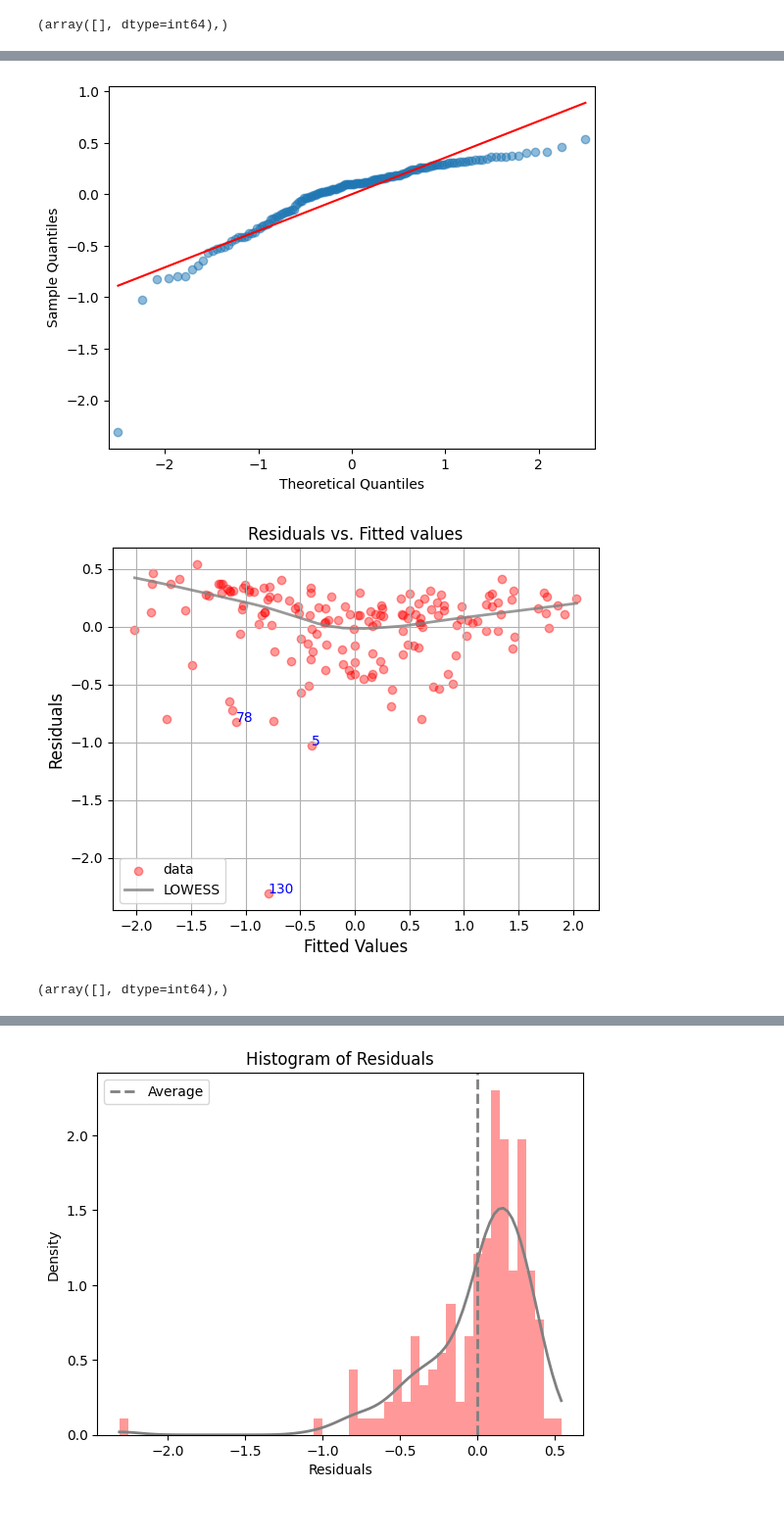
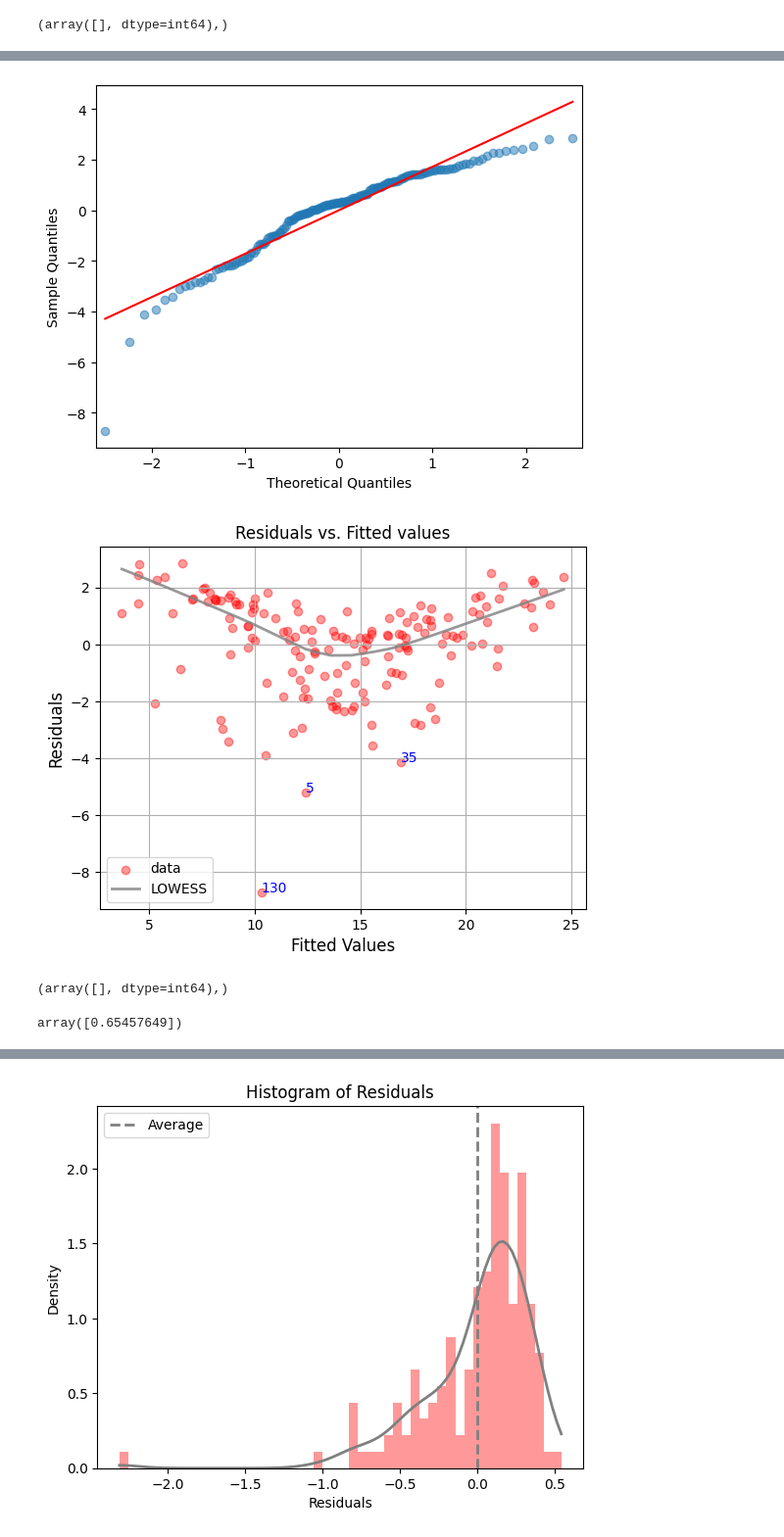
Before and after one commit to SaeidehPr/Data-Science, a Jupyter notebook: Case Study 4- Linear Regression.ipynb, the cells around one changed output, grey strips where cells are left out. Shown at 98% size. Drawn from its saved outputs; the diff is of its cells as text; code cells hidden in the pictures.

```diff
--- a/Case Study 4- Linear Regression.ipynb
+++ b/Case Study 4- Linear Regression.ipynb
@@ -228,6 +170,6 @@ for i in range(1, 4):
 # %%
 #Split data into test and train
-train, test = train_test_split(data.loc[:, ['tv','sales']], test_size = .2, random_state = 123)
+train, test = train_test_split(data, test_size = .2, random_state = 123)
 print(train.shape)
 print(test.shape)
 # %% [output]
@@ -306,6 +291,0 @@ Increasing the TV advertising budget by $1,000 will result in a sales increase o
-# %%
-#Split data into test and train
-train, test = train_test_split(data.iloc[:, 1:], test_size = .2, random_state = 123)
-print(train.shape)
-print(test.shape)
-train.head()
@@ -321,6 +346,6 @@ train.head()
 # %%
 #Define feature matrix
-x_train = train.iloc[:, 0:3]
+x_train = train.iloc[:, 1:4]
 x_train = sm.add_constant(x_train) #add constant
 x_train.head()
 # %% [output]
@@ -421,6 +431,6 @@ plt.show()
 # %%
-#Linear regression - model_all_2
-model_all_2 = sm.OLS(trans_y_train, x_train).fit()
-model_all_2.summary()
+#Linear regression - model 4
+model_4 = sm.OLS(y_train, x_train).fit()
+model_4.summary()
 # %% [output]
 OLS Regression Results
@@ -452,12 +461,12 @@ hist_residuals(model_all_2)
 # %%
-#QQ-plot - model_all_2
-sm.qqplot(model_all_2.resid, line = 's', alpha = .5)
+#QQ-plot - model 4
+sm.qqplot(model_4.resid, line = 's', alpha = .5)
 plt.show()
 # %% [output]
-[figure, old version]
+[figure, new version]
 # %%
-#Scatter plot of residuals vs. fitted values - model_all_2
-residuals_fittedvalues_plot(model_all_2)
+#Scatter plot of residuals vs. fitted values - model 4
+residuals_fittedvalues_plot(model_4)
 # %% [output]
-[figure, old version]
+[figure, new version]
 # %%
@@ -470,0 +477,7 @@ x_train.drop(columns = ['newspaper'], inplace = True)
+# %%
+#Box-Cox transformation
+boxcox = PowerTransformer(method = 'box-cox')
+boxcox.fit(y_train.values.reshape(-1, 1))
+boxcox.lambdas_
+# %% [output]
+array([0.65457649])
```
Also changed, not shown: parts of 93 cells of this notebook, 3 other files.
